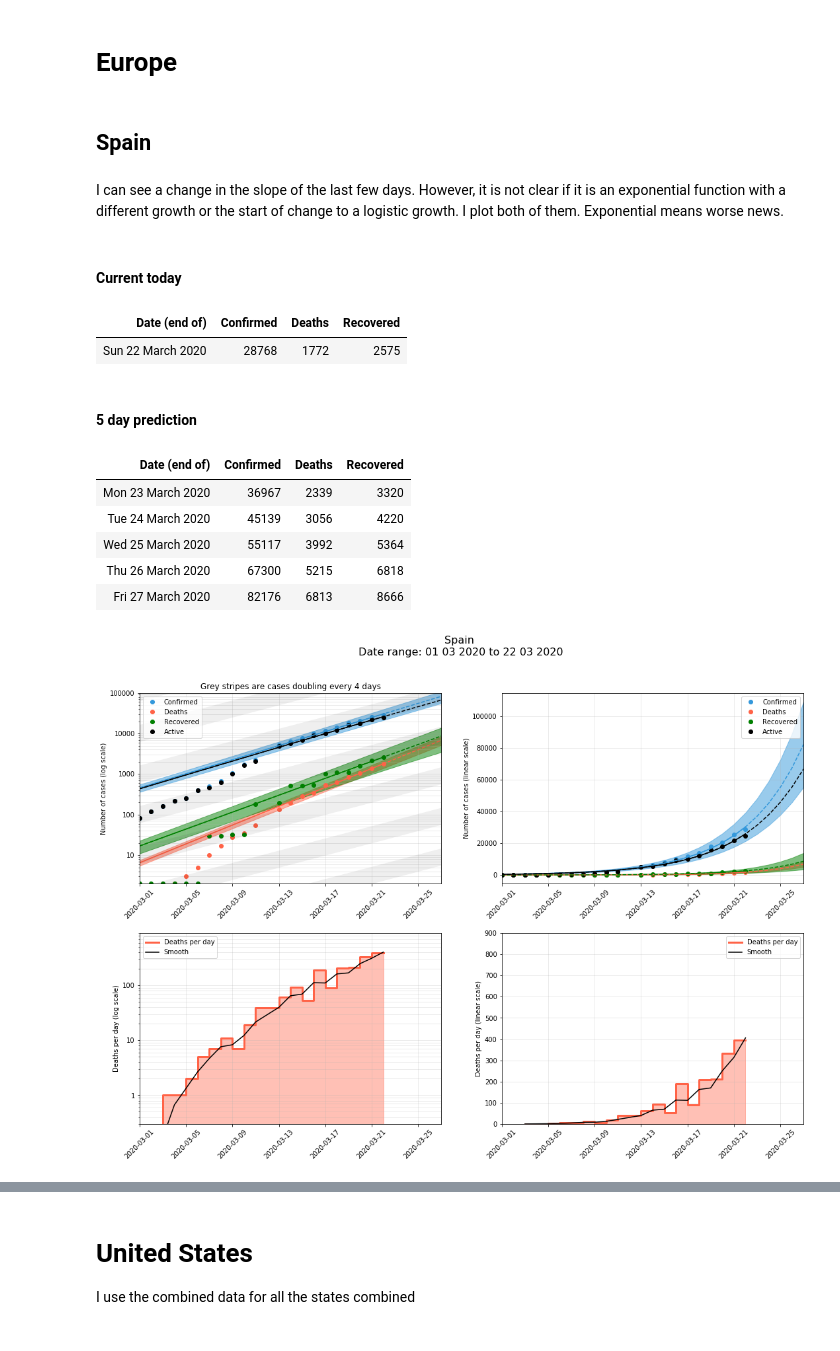
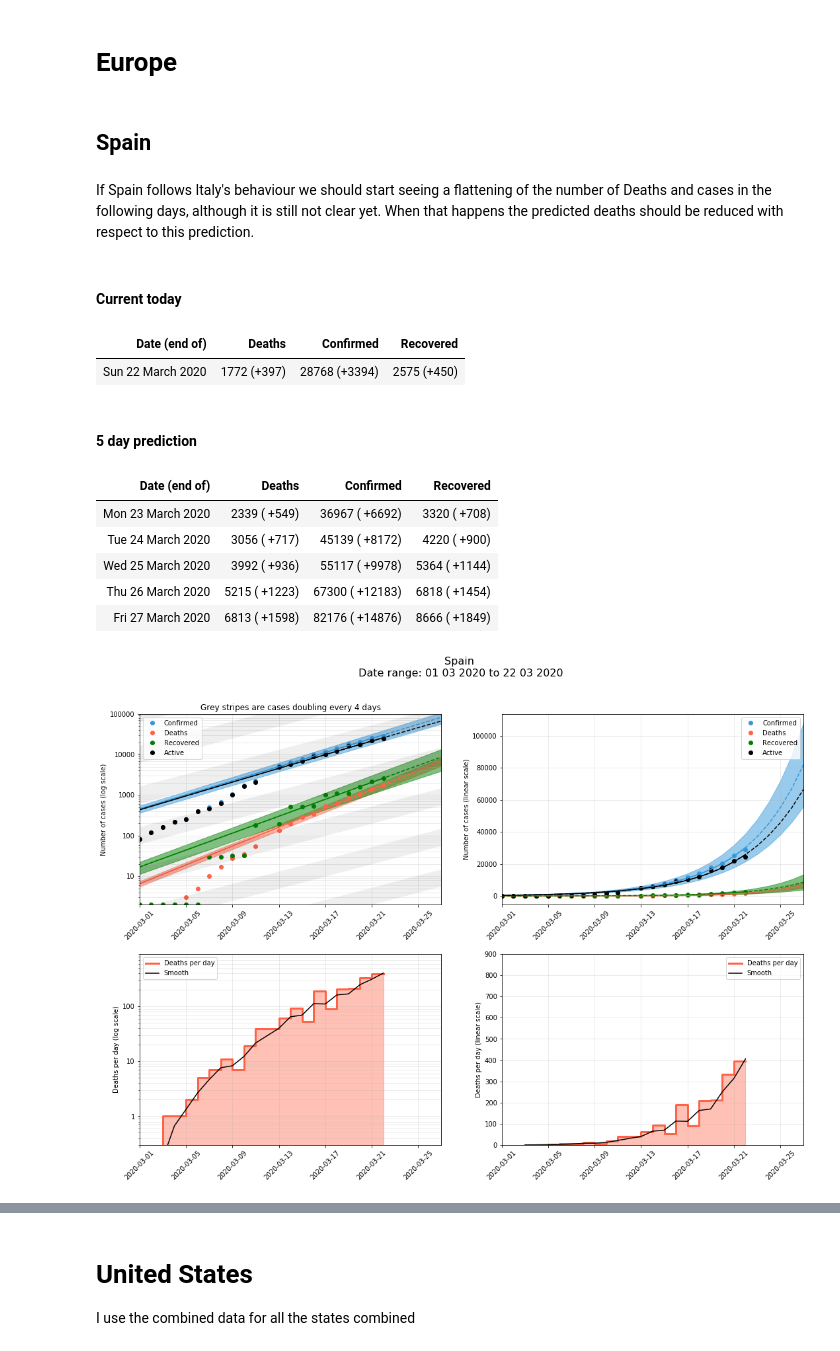
Before and after one commit to jmoldon/coronavirus_analysis, a Jupyter notebook: covid19.ipynb, the cells around one changed output, grey strips where cells are left out. Saved outputs shown, nothing was run; the diff lists cells and outputs as text; code cells hidden in the pictures.

Commit message:
Add increments in all predictions

```diff
--- a/covid19.ipynb
+++ b/covid19.ipynb
@@ -495,14 +495,22 @@ def fit_data(data, future_d=5, fits_todo={}, p0={}, min_y={}, threshold={}):
 # %%
 def print_table(my_country, prediction, days=5):
     display(Markdown(f"#### Current today"))
-    my_country['Date (end of)'] = my_country['DateTime'].dt.strftime('%a %d %B %Y')
-    display(my_country[['Date (end of)', 'Confirmed', 'Deaths', 'Recovered']].iloc[-1:].style.hide_index())
+    to_show = my_country[['DateTime', 'Deaths', 'Confirmed', 'Recovered', 'Confirmed_diff', 'Deaths_diff', 'Recovered_diff']][-1:]
+    to_show['Date (end of)'] = to_show['DateTime'].dt.strftime('%a %d %B %Y')
+    columns = ['Confirmed', 'Deaths', 'Recovered']
+    for column in columns:
+        to_show[column] = to_show.apply(lambda row: f"{row[column]} ({row[column+'_diff']:+.0f})", axis=1)
+    display(to_show[['Date (end of)', 'Deaths', 'Confirmed', 'Recovered']].style.format({'Confirmed':"{:>}", 'Deaths':"{:>}", 'Recovered':"{:>}"}).hide_index())
 
-    to_show = prediction[['DateTime', 'Confirmed_pred', 'Deaths_pred', 'Recovered_pred']][-days:]
+    to_show = prediction[['DateTime', 'Deaths_pred', 'Confirmed_pred', 'Recovered_pred']]
     to_show['DateTime'] = to_show['DateTime'].dt.strftime('%a %d %B %Y')
-    to_show.columns = ['Date (end of)', 'Confirmed', 'Deaths', 'Recovered']
+    columns = ['Confirmed_pred', 'Deaths_pred', 'Recovered_pred']
+    for column in columns:
+        to_show[column+'_diff'] = to_show[column].diff()
+        to_show[column] = to_show.apply(lambda row: f"{row[column]:8.0f} ({row[column+'_diff']:+8.0f})", axis=1)
+    to_show.columns = ['Date (end of)', 'Deaths', 'Confirmed', 'Recovered', 'Confirmed_pred_diff', 'Deaths_pred_diff', 'Confirmed_pred_diff']
     display(Markdown(f"#### {days} day prediction"))
-    display(to_show.style.format({'Confirmed':"{:.0f}", 'Deaths':"{:.0f}", 'Recovered':"{:.0f}"}).hide_index())
+    display(to_show[['Date (end of)', 'Deaths', 'Confirmed', 'Recovered']][-days:].style.format({'Confirmed':"{:>}", 'Deaths':"{:>}", 'Recovered':"{:>}"}).hide_index())
 # %%
 def process_country(data, country='Spain', province='', start_date='2020-01-15', end_date='2021-03-12'):
     my_country = select_country(data, country=country, province=province, start_date=start_date, end_date=end_date)
@@ -565,31 +573,31 @@ All plots have the same information. Left: log scale, right: linear scale. Botto
 # Europe
 # %%
 display(Markdown("## Spain"))
-display(Markdown("I can see a change in the slope of the last few days. However, it is not clear if it is an exponential function with a different growth or the start of change to a logistic growth. I plot both of them. Exponential means worse news."))
+display(Markdown("If Spain follows Italy's behaviour we should start seeing a flattening of the number of Deaths and cases in the following days, although it is still not clear yet. When that happens the predicted deaths should be reduced with respect to this prediction."))
 min_y1 = {'Confirmed': 1100, 'Deaths': 100, 'Recovered': 100}
 fits_todo1 = {'Confirmed': [func_exponential],
              'Deaths':     [func_exponential],
              'Recovered':  [func_exponential]}
 threshold1 = {'Confirmed': 0.9, 'Deaths': 0.8, 'Recovered': 0.4}
 
 my_country = select_country(data, country='Spain', start_date='2020-03-01')
 data_country, prediction = fit_data(my_country, min_y = min_y1, fits_todo=fits_todo1, threshold=threshold1)
 fig, ax = plot_country(data_country, prediction)
 
 print_table(my_country, prediction, days=5)
 # %% [output]
 ## Spain
-I can see a change in the slope of the last few days. However, it is not clear if it is an exponential function with a different growth or the start of change to a logistic growth. I plot both of them. Exponential means worse news.
+If Spain follows Italy's behaviour we should start seeing a flattening of the number of Deaths and cases in the following days, although it is still not clear yet. When that happens the predicted deaths should be reduced with respect to this prediction.
 #### Current today
-| Date (end of) | Confirmed | Deaths | Recovered |
-| Sun 22 March 2020 | 28768 | 1772 | 2575 |
+| Date (end of) | Deaths | Confirmed | Recovered |
+| Sun 22 March 2020 | 1772 (+397) | 28768 (+3394) | 2575 (+450) |
 #### 5 day prediction
-| Date (end of) | Confirmed | Deaths | Recovered |
-| Mon 23 March 2020 | 36967 | 2339 | 3320 |
-| Tue 24 March 2020 | 45139 | 3056 | 4220 |
-| Wed 25 March 2020 | 55117 | 3992 | 5364 |
-| Thu 26 March 2020 | 67300 | 5215 | 6818 |
-| Fri 27 March 2020 | 82176 | 6813 | 8666 |
+| Date (end of) | Deaths | Confirmed | Recovered |
+| Mon 23 March 2020 | 2339 ( +549) | 36967 ( +6692) | 3320 ( +708) |
+| Tue 24 March 2020 | 3056 ( +717) | 45139 ( +8172) | 4220 ( +900) |
+| Wed 25 March 2020 | 3992 ( +936) | 55117 ( +9978) | 5364 ( +1144) |
+| Thu 26 March 2020 | 5215 ( +1223) | 67300 ( +12183) | 6818 ( +1454) |
+| Fri 27 March 2020 | 6813 ( +1598) | 82176 ( +14876) | 8666 ( +1849) |
 [figure]
 # %%
 display(Markdown("## Italy"))
```
Also changed, not shown: parts of 12 cells of this notebook, 20 other files.
